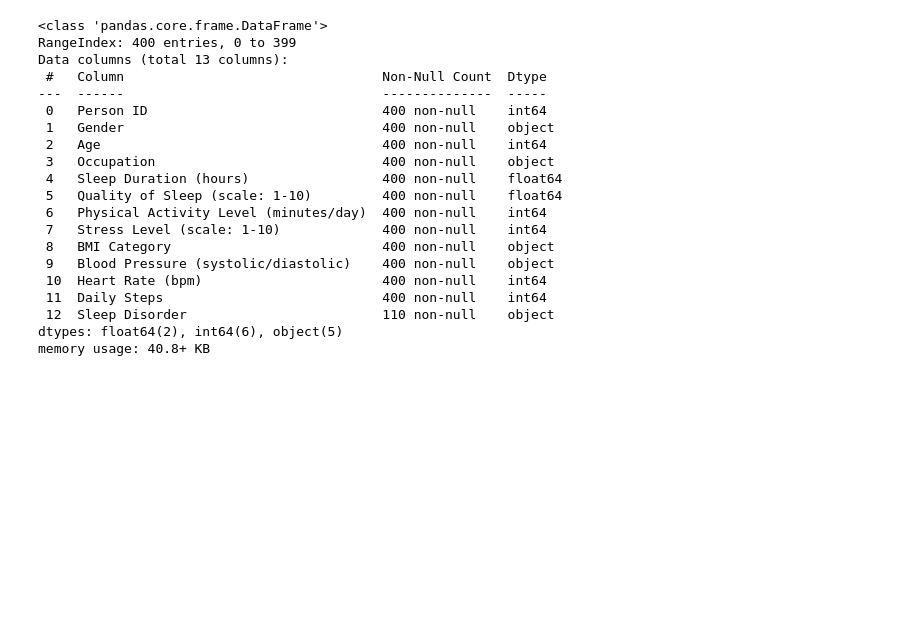
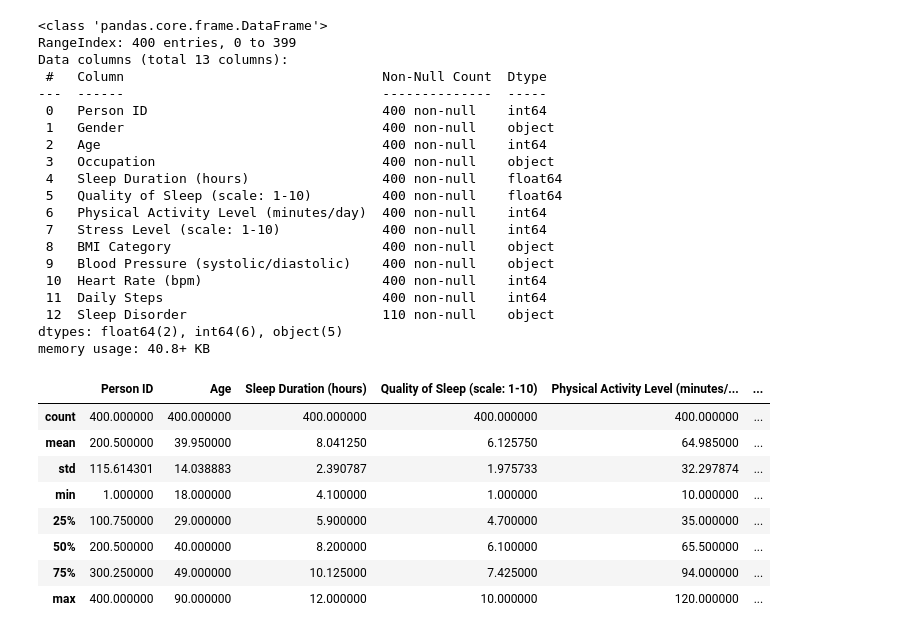
Before and after one commit to samjian8/Sleep_Lifestyle_Analysis, a Jupyter notebook: main.ipynb, the cells around one changed output. Cells and saved outputs as stored; diff of their text form; code cells hidden in the pictures; blank space fills up the shorter version.

```diff
--- a/main.ipynb
+++ b/main.ipynb
@@ -35,3 +35,15 @@ dtypes: float64(2), int64(6), object(5)
 memory usage: 40.8+ KB
 # %%
 df.fillna("None", inplace = True)
+# %%
+df.describe()
+# %% [output]
+|  | Person ID | Age | Sleep Duration (hours) | Quality of Sleep (scale: 1-10) | Physical Activity Level (minutes/... | ... |
+| count | 400.000000 | 400.000000 | 400.000000 | 400.000000 | 400.000000 | ... |
+| mean | 200.500000 | 39.950000 | 8.041250 | 6.125750 | 64.985000 | ... |
+| std | 115.614301 | 14.038883 | 2.390787 | 1.975733 | 32.297874 | ... |
+| min | 1.000000 | 18.000000 | 4.100000 | 1.000000 | 10.000000 | ... |
+| 25% | 100.750000 | 29.000000 | 5.900000 | 4.700000 | 35.000000 | ... |
+| 50% | 200.500000 | 40.000000 | 8.200000 | 6.100000 | 65.500000 | ... |
+| 75% | 300.250000 | 49.000000 | 10.125000 | 7.425000 | 94.000000 | ... |
+| max | 400.000000 | 90.000000 | 12.000000 | 10.000000 | 120.000000 | ... |
```
Also changed, not shown: parts of 4 cells of this notebook.
